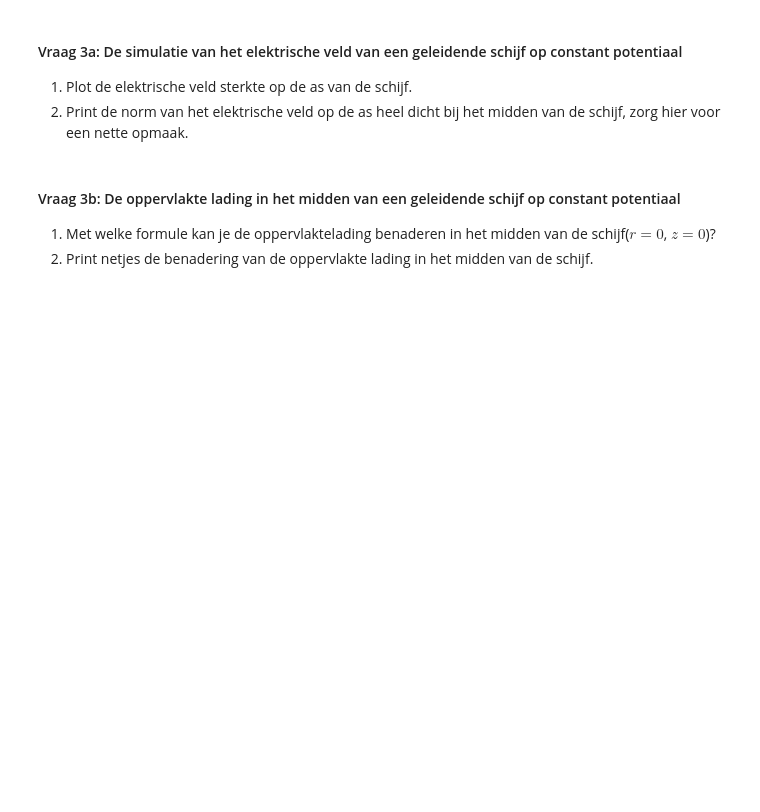
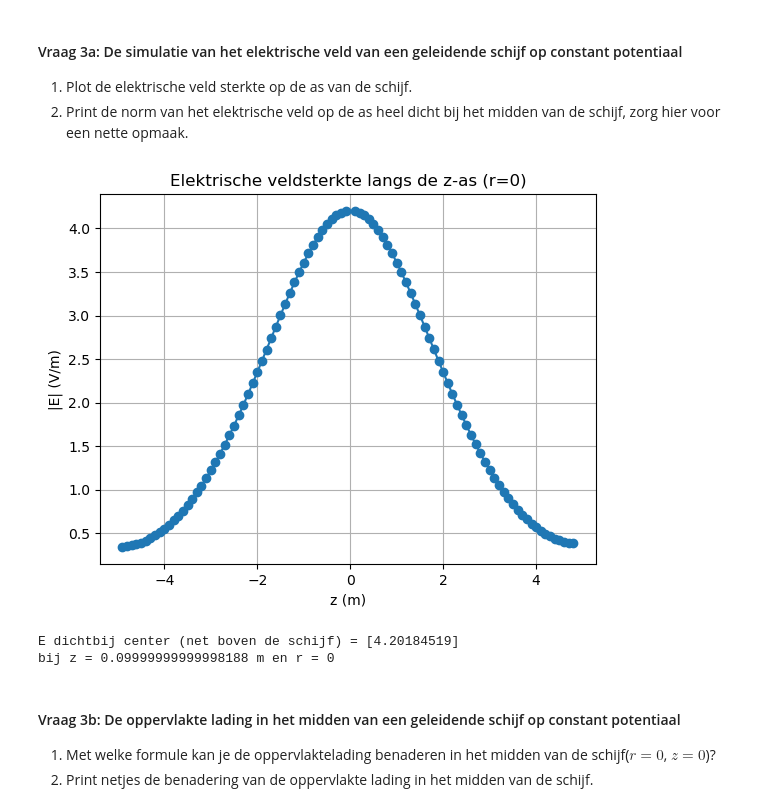
Before and after one commit to JensGroen/opdrachten-DEF-D, a Jupyter notebook: DigitaleOntwerpopdrachten/1CondensatorOpdracht/CondensatorOntwerpopdracht.ipynb, the cells around one changed output. Drawn from its saved outputs; the diff is of its cells as text; code cells hidden in the pictures; blank space fills up the shorter version.

```diff
--- a/DigitaleOntwerpopdrachten/1CondensatorOpdracht/CondensatorOntwerpopdracht.ipynb
+++ b/DigitaleOntwerpopdrachten/1CondensatorOpdracht/CondensatorOntwerpopdracht.ipynb
@@ -439,9 +439,52 @@ plot_results_disk(Ez, Er, normE, V, r, z, grid_step, disk_radius, z_pos_disk1, z
 1. Plot de elektrische veld sterkte op de as van de schijf.
 2. Print de norm van het elektrische veld op de as heel dicht bij het midden van de schijf, zorg hier voor een nette opmaak.
 # %%
-###
-###Jouw code hier###
-###
+# 1) Plot |E| op de z-as (r = 0)
+
+# index van r = 0 zoeken in r_for_E
+indexr0_E = None
+for i in range(len(r_for_E)):
+    if abs(r_for_E[i]) < 1e-10:
+        indexr0_E = i
+        break
+
+# E-norm op de z-as
+E_axis = normE[:, 0, indexr0_E]
+
+# z = 0 punt verwijderen uit plot
+z_plot = []
+E_plot = []
+
+for k in range(len(z_for_E)):
+    if abs(z_for_E[k]) > 1e-12:   # z ≠ 0
+        z_plot.append(z_for_E[k])
+        E_plot.append(E_axis[k])
+
+plt.figure()
+plt.plot(z_plot, E_plot, "o-")
+plt.xlabel("z (m)")
+plt.ylabel("|E| (V/m)")
+plt.title("Elektrische veldsterkte langs de z-as (r=0)")
+plt.grid(True)
+plt.show()
+
+
+# 2) Print |E| net boven het midden (z > 0, r = 0)
+
+indexz_plus = None
+for j in range(len(z_for_E)):
+    if z_for_E[j] > 0:
+        indexz_plus = j
+        break
+
+E_near_center = E_axis[indexz_plus]
+
+print("E dichtbij center (net boven de schijf) =", E_near_center)
+print("bij z =", z_for_E[indexz_plus], "m en r = 0")
+# %% [output]
+[figure, added]
+E dichtbij center (net boven de schijf) = [4.20184519]
+bij z = 0.09999999999998188 m en r = 0
 # %% [markdown]
 #### Vraag 3b: De oppervlakte lading in het midden van een geleidende schijf op constant potentiaal
 
```
Also changed, not shown: parts of 4 cells of this notebook.
